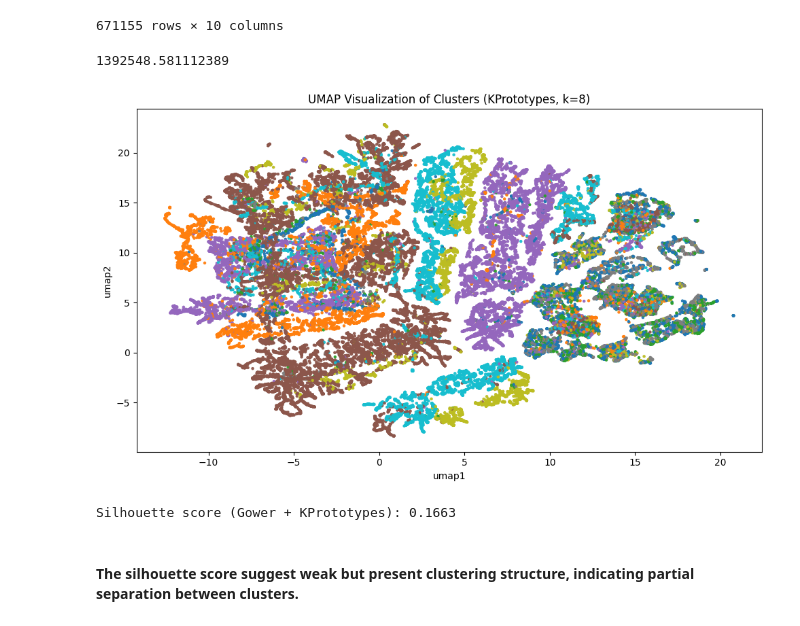
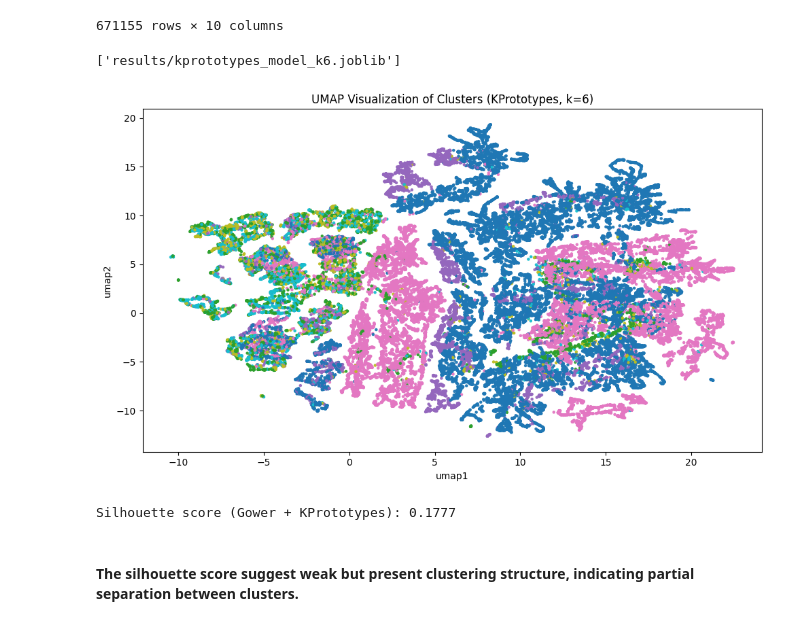
Before and after one commit to djurdjam02/DataMiningProject, a Jupyter notebook: clustering.ipynb, the cells around one changed output. Drawn from its saved outputs; the diff is of its cells as text; code cells hidden in the pictures.

Commit message:
changed number of clusters from 8 to 6

```diff
--- a/clustering.ipynb
+++ b/clustering.ipynb
@@ -109,33 +113,32 @@ kprot_df
 # %%
 from kmodes.kprototypes import KPrototypes
 
-kproto = KPrototypes(n_clusters= 8, init='Cao')
+kproto = KPrototypes(n_clusters=6, init='Cao')
 clusters = kproto.fit_predict(kprot_df.to_numpy(), categorical=categorical_cols_indices)
+joblib.dump(kproto, 'results/kprototypes_model_k6.joblib')
+# %% [output]
+['results/kprototypes_model_k6.joblib']
-# %%
-print(kproto.cost_)
-# %% [output]
-1392548.581112389
 # %%
 # Visualization of the clustering on sampled data
 sample_indices = df_umap_sample.index
 clusters_sample = np.array(clusters)[sample_indices]
 
 plt.figure(figsize=(10, 6))
 plt.scatter(
     embedding[:, 0],
     embedding[:, 1],
     c=clusters_sample,
     cmap='tab10',
     s=5,
     alpha=0.9
 )
-plt.title('UMAP Visualization of Clusters (KPrototypes, k=8)')
+plt.title('UMAP Visualization of Clusters (KPrototypes, k=6)')
 plt.xlabel('umap1')
 plt.ylabel('umap2')
 plt.tight_layout()
 plt.show()
 # %% [output]
-[figure, old version]
+[figure, new version]
 # %%
 import gower
 from sklearn.metrics import silhouette_score
@@ -149,6 +152,6 @@ sil_score = silhouette_score(gower_dist, clusters_sample, metric='precomputed')
 
 print(f"Silhouette score (Gower + KPrototypes): {sil_score:.4f}")
 # %% [output]
-Silhouette score (Gower + KPrototypes): 0.1663
+Silhouette score (Gower + KPrototypes): 0.1777
 # %% [markdown]
 #### The silhouette score suggest weak but present clustering structure, indicating partial separation between clusters.
```
Also changed, not shown: parts of 3 cells of this notebook.
